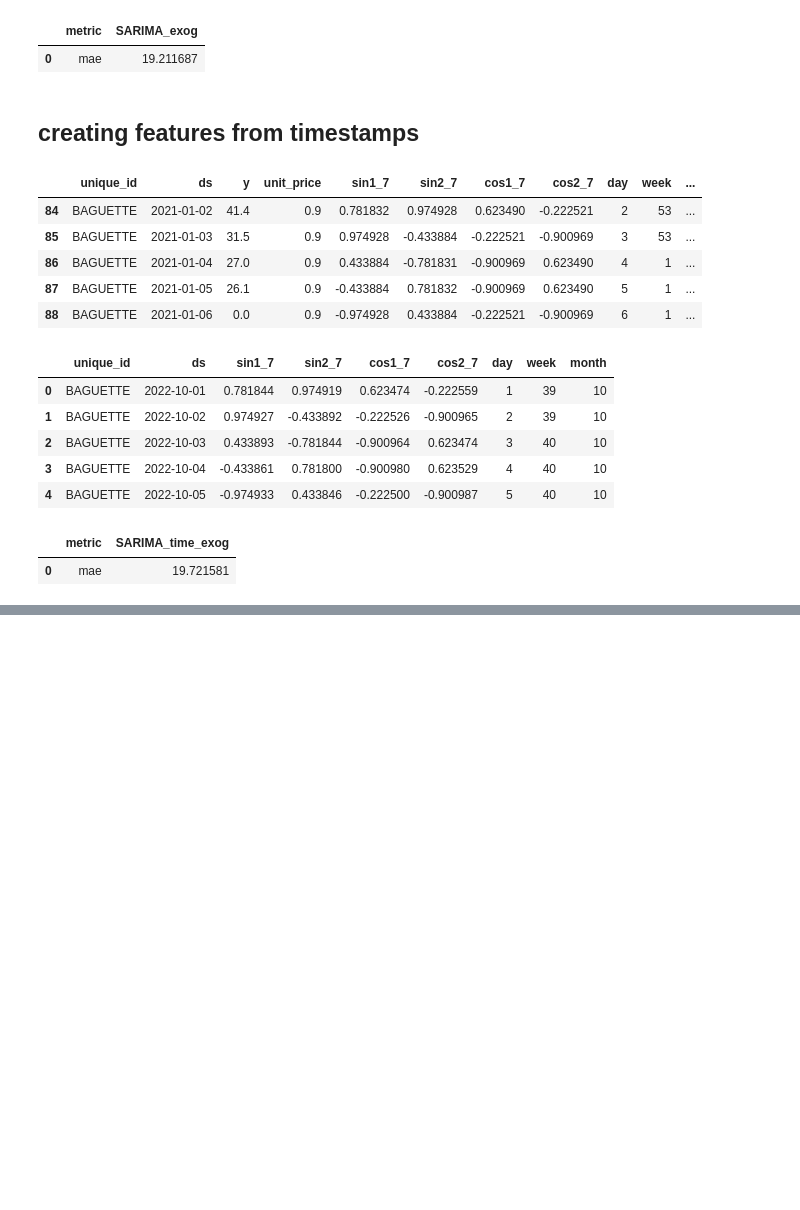
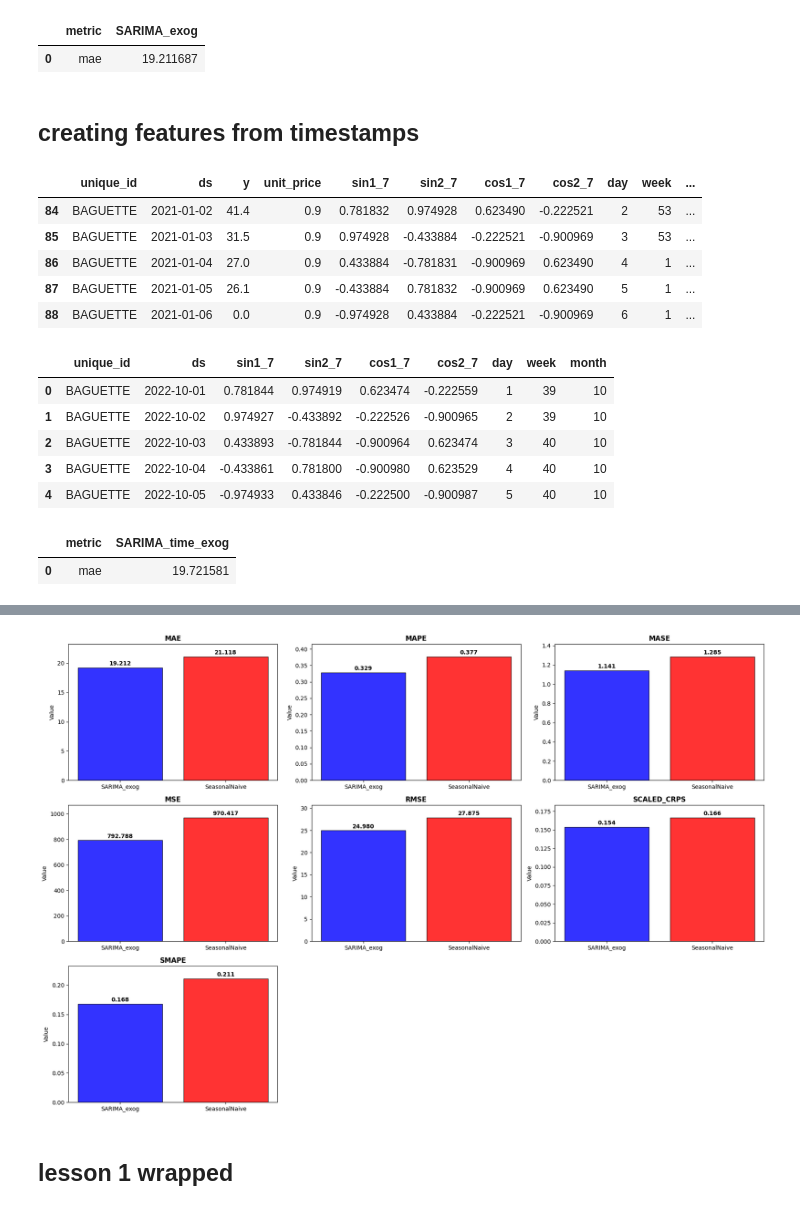
Before and after one commit to kamijoseph/Time-Series-Learning, a Jupyter notebook: forecast_1.ipynb, the cells around one changed output, grey strips where cells are left out. Cells and saved outputs as stored; diff of their text form; code cells hidden in the pictures; blank space fills up the shorter version.

Commit message:
lesson one complete

```diff
--- a/forecast_1.ipynb
+++ b/forecast_1.ipynb
@@ -587,0 +658,17 @@ cv_time_exog_eval
+# %%
+models = [
+    AutoARIMA(season_length=7, alias="SARIMA_exog"),
+    SeasonalNaive(season_length=7)
+]
+
+sf = StatsForecast(models=models, freq="D")
+
+final_cv_df = sf.cross_validation(
+    h = horizon,
+    df = small_data,
+    n_windows = 8,
+    step_size = 7,
+    refit = True,
+    level = [80]
+)
+final_cv_df.head()
@@ -587,0 +682,3 @@ cv_time_exog_eval
+# %%
+temp_test = small_data.groupby("unique_id").tail(7*8)
+temp_train = small_data.drop(test.index).reset_index(drop=True)
@@ -587,0 +716,40 @@ cv_time_exog_eval
+# %%
+
+
+fig, axes = plt.subplots(3, 3, figsize=(18, 12))
+
+axes_flat = axes.flatten()
+
+models = ['SARIMA_exog', 'SeasonalNaive']
+x_pos = [0, 1]
+colors = ['blue', 'red']
+
+for i, row in final_eval.iterrows():
+    ax = axes_flat[i]
+
+    model_values = [row['SARIMA_exog'], row['SeasonalNaive']]
+
+    bars = ax.bar(x_pos, model_values, color=colors, alpha=0.8, edgecolor='black', linewidth=1)
+
+    for j, (bar, value) in enumerate(zip(bars, model_values)):
+        height = bar.get_height()
+        ax.text(bar.get_x() + bar.get_width()/2., height + height*0.01,
+                f'{value:.3f}', ha='center', va='bottom', fontweight='bold', fontsize=10)
+
+    ax.set_title(row['metric'].upper(), fontweight='bold', fontsize=12)
+    ax.set_xticks(x_pos)
+    ax.set_xticklabels(models, ha='center')
+    ax.set_ylabel('Value')
+    max_value = max(model_values)
+    ax.set_ylim(0, max_value * 1.1)
+
+fig.delaxes(axes_flat[7])
+
+axes_flat[8].set_visible(False)
+
+plt.tight_layout()
+plt.show()
+# %% [output]
+[figure, added]
+# %% [markdown]
+## lesson 1 wrapped
```
Also changed, not shown: parts of 13 cells of this notebook.
